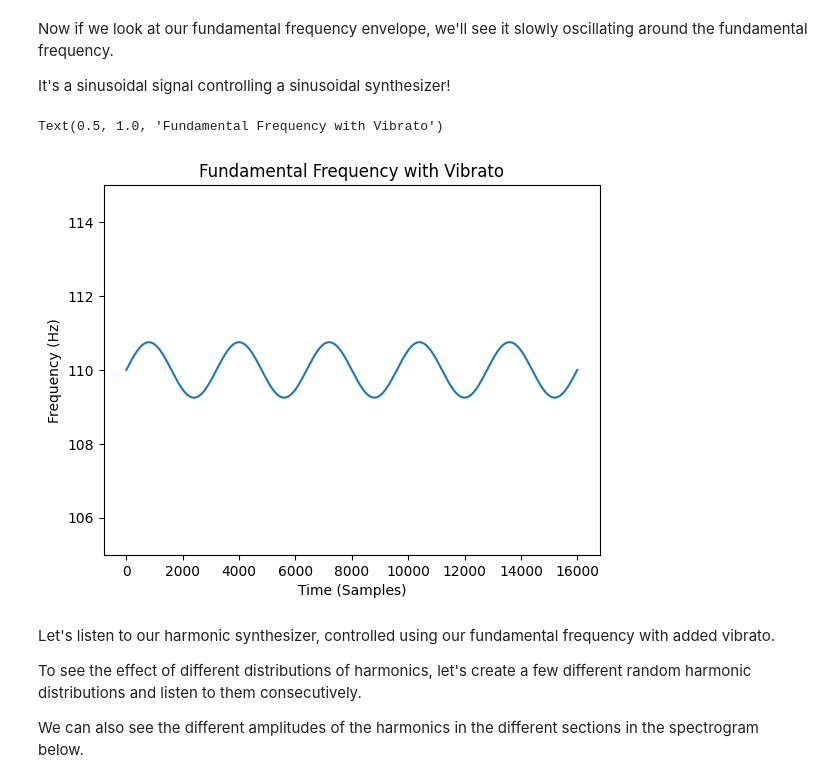
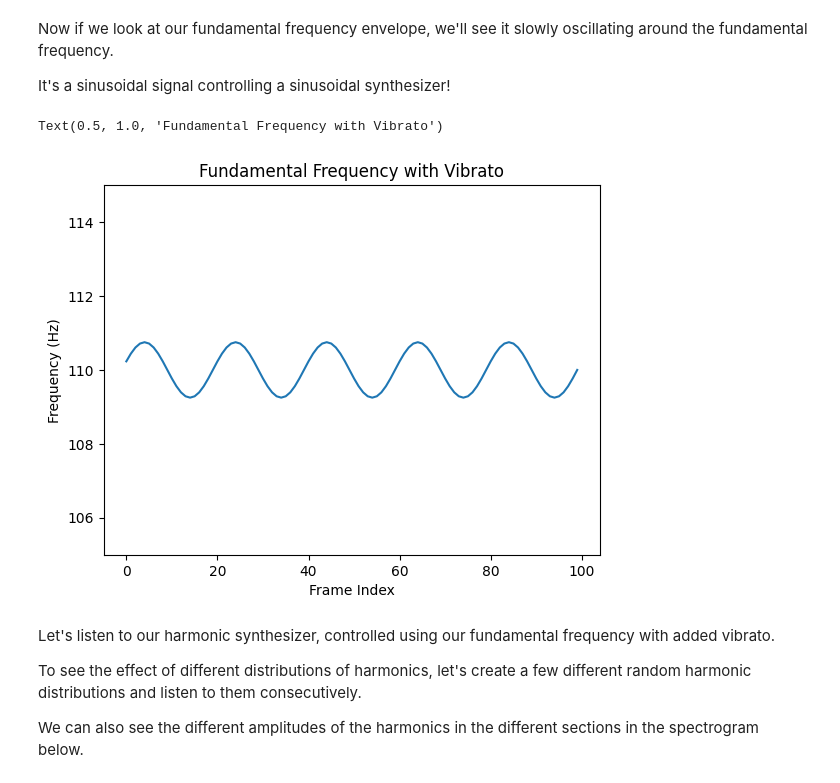
Before and after one commit to intro2ddsp/intro2ddsp.github.io, a Jupyter notebook: synths/additive.ipynb, the cells around one changed output. Drawn from its saved outputs; the diff is of its cells as text; code cells hidden in the pictures.

```diff
--- a/synths/additive.ipynb
+++ b/synths/additive.ipynb
@@ -65,12 +70,13 @@ tensor([448.1283, 584.1109, 244.2387, 266.0153, 353.7114, 517.0393, 445.0467,
         648.2224])
 # %%
 sample_rate = 16000
+frame_rate = 100
 target_frequency = 440
 
 # Create a frequency envelope that sweeps from the initial frequency to the target frequency
 frequency_envelopes = []
 for freq in frequencies:
-    f_env = torch.linspace(freq, target_frequency, sample_rate).unsqueeze(0)
+    f_env = torch.linspace(freq, target_frequency, frame_rate).unsqueeze(0)
     frequency_envelopes.append(f_env)
 
 # Stack all the frequency envelopes together
@@ -229,12 +232,13 @@ f0 = 110  # Fundamental frequency (Hz)
 vibrato_rate = 5.0  # Rate of vibrato (Hz)
 vibrato_depth = 0.75  # Depth of vibrato (Hz)
 
-# Create a sinusoid at the vibrato rate
-vibrato = torch.ones(1, sample_rate) * vibrato_rate
-vibrato = 2 * torch.pi * vibrato / sample_rate
+# Create a sinusoid at the vibrato rate -- at the frame rate!
+vibrato = torch.ones(1, frame_rate) * vibrato_rate
+vibrato = 2 * torch.pi * vibrato / frame_rate
 vibrato = torch.sin(torch.cumsum(vibrato, dim=-1))
 
-# Scale the vibrato to the desired depth
+# Scale the vibrato to the desired depth. This is the amount the of deviation from the
+# fundamental frequency. We need to convert this to radians / sample at the sample rate!
 vibrato_depth = 2 * torch.pi * vibrato_depth / sample_rate
 vibrato = vibrato * vibrato_depth
 
@@ -251,13 +255,13 @@ It's a sinusoidal signal controlling a sinusoidal synthesizer!
 # %%
 f0_hz = fundamental * sample_rate / (2 * torch.pi)
 plt.plot(f0_hz[0])
 plt.ylim(105, 115)
 plt.ylabel("Frequency (Hz)")
-plt.xlabel("Time (Samples)")
+plt.xlabel("Frame Index")
 plt.title("Fundamental Frequency with Vibrato")
 # %% [output]
 Text(0.5, 1.0, 'Fundamental Frequency with Vibrato')
-[figure, old version]
+[figure, new version]
 # %% [markdown]
 Let's listen to our harmonic synthesizer, controlled using our fundamental frequency with
 added vibrato.
```
Also changed, not shown: parts of 14 cells of this notebook, 2 other files.
